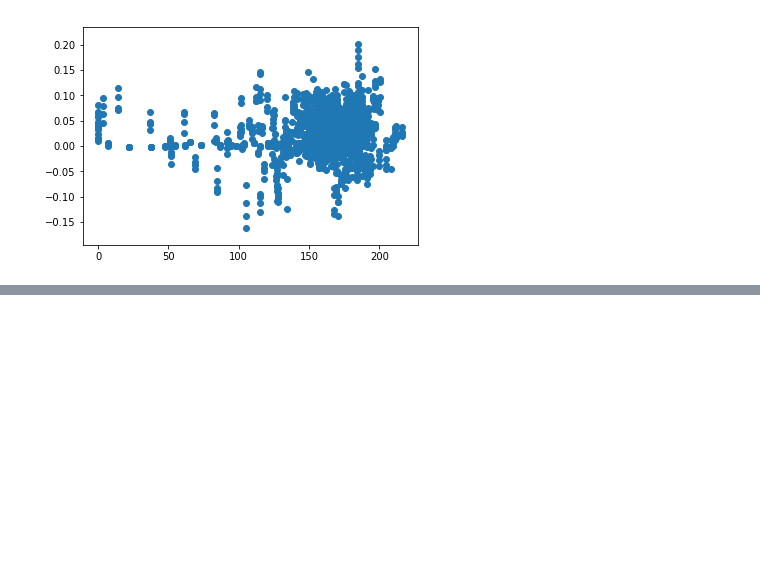
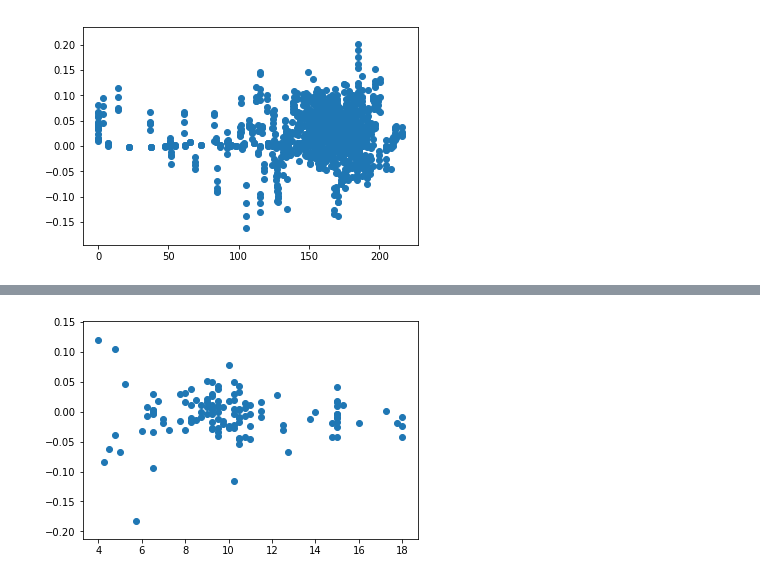
Before and after one commit to spdowl135/Economic-Allocation-Model, a Jupyter notebook: EAM.ipynb, the cells around one changed output, grey strips where cells are left out. Cells and saved outputs as stored; diff of their text form; code cells hidden in the pictures; blank space fills up the shorter version.

Commit message:
Economic Allocation Model Python Analysis
Charts for return based on economic allocation model

```diff
--- a/EAM.ipynb
+++ b/EAM.ipynb
@@ -208,3 +208,7 @@ plt.scatter(df['Employment'], df['13 Week Portfolio Return'])
 plt.show()
 # %% [output]
 [figure]
+# %%
+cash = df['457 Allocation'].str.contains("Cash")
+newdf = df[cash]
+newdf.head()
@@ -210,0 +223,5 @@ plt.show()
+# %%
+plt.scatter(newdf['MA Adj'], newdf['S&P Return'])
+plt.show()
+# %% [output]
+[figure, added]
```
Also changed, not shown: parts of 9 cells of this notebook.
